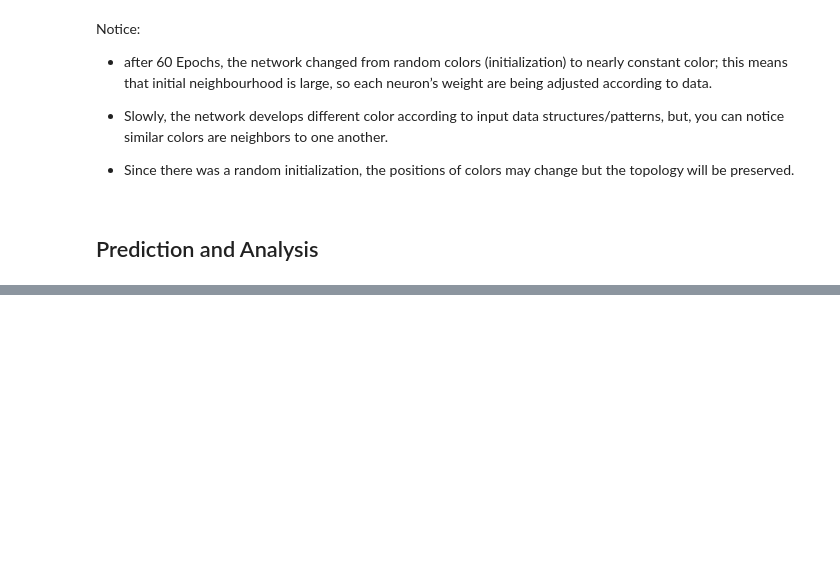
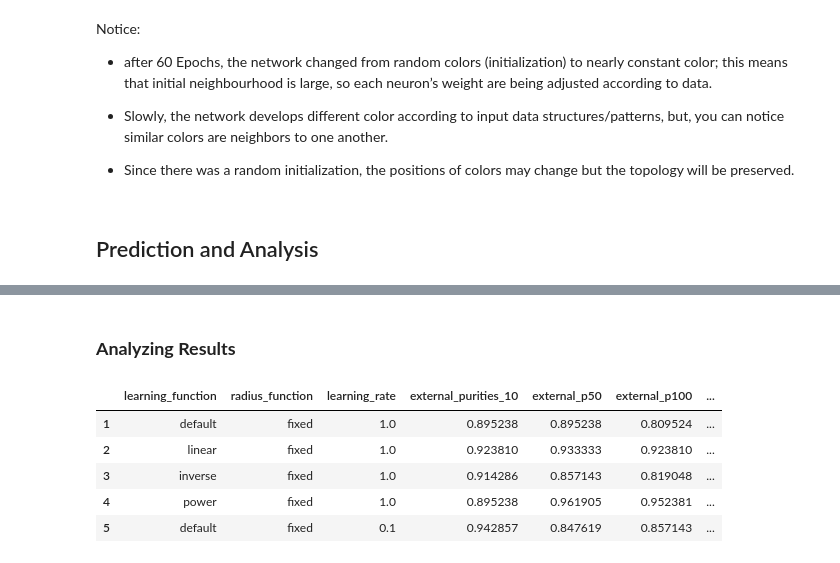
Before and after one commit to richardjonker2000/TMBD-Project-3, a Jupyter notebook: SOM1B.ipynb, the cells around one changed output, grey strips where cells are left out. Saved outputs shown, nothing was run; the diff lists cells and outputs as text; code cells hidden in the pictures; blank space fills up the shorter version.

```diff
--- a/SOM1B.ipynb
+++ b/SOM1B.ipynb
@@ -191,0 +359,31 @@ accuracy: 0.8
+# %% [markdown]
+### **Analyzing Results**
+# %%
+# extract columns
+lrs_ = [_[0] for _ in lrs_lfs_rdfs]
+lfs_ = [_[1] for _ in lrs_lfs_rdfs]
+rfs_ = [_[2] for _ in lrs_lfs_rdfs]
+
+data = {
+	'learning_function': lfs_,
+	'radius_function': rfs_,
+	'learning_rate': lrs_,
+	'external_purities_10': external_purities_10,
+	'external_p50': external_purities_50,
+	'external_p100': external_purities_100,
+	'external_p300': external_purities_300,
+	'external_p400': external_purities_400,
+	'external_p500': external_purities_500,
+}
+results_df = pd.DataFrame(
+	data, index=range(1, len(lrs_)+1)
+)
+
+results_df.head()
+# %% [output]
+|  | learning_function | radius_function | learning_rate | external_purities_10 | external_p50 | external_p100 | ... |
+| 1 | default | fixed | 1.0 | 0.895238 | 0.895238 | 0.809524 | ... |
+| 2 | linear | fixed | 1.0 | 0.923810 | 0.933333 | 0.923810 | ... |
+| 3 | inverse | fixed | 1.0 | 0.914286 | 0.857143 | 0.819048 | ... |
+| 4 | power | fixed | 1.0 | 0.895238 | 0.961905 | 0.952381 | ... |
+| 5 | default | fixed | 0.1 | 0.942857 | 0.847619 | 0.857143 | ... |
```
Also changed, not shown: parts of 16 cells of this notebook, 3 other files.
